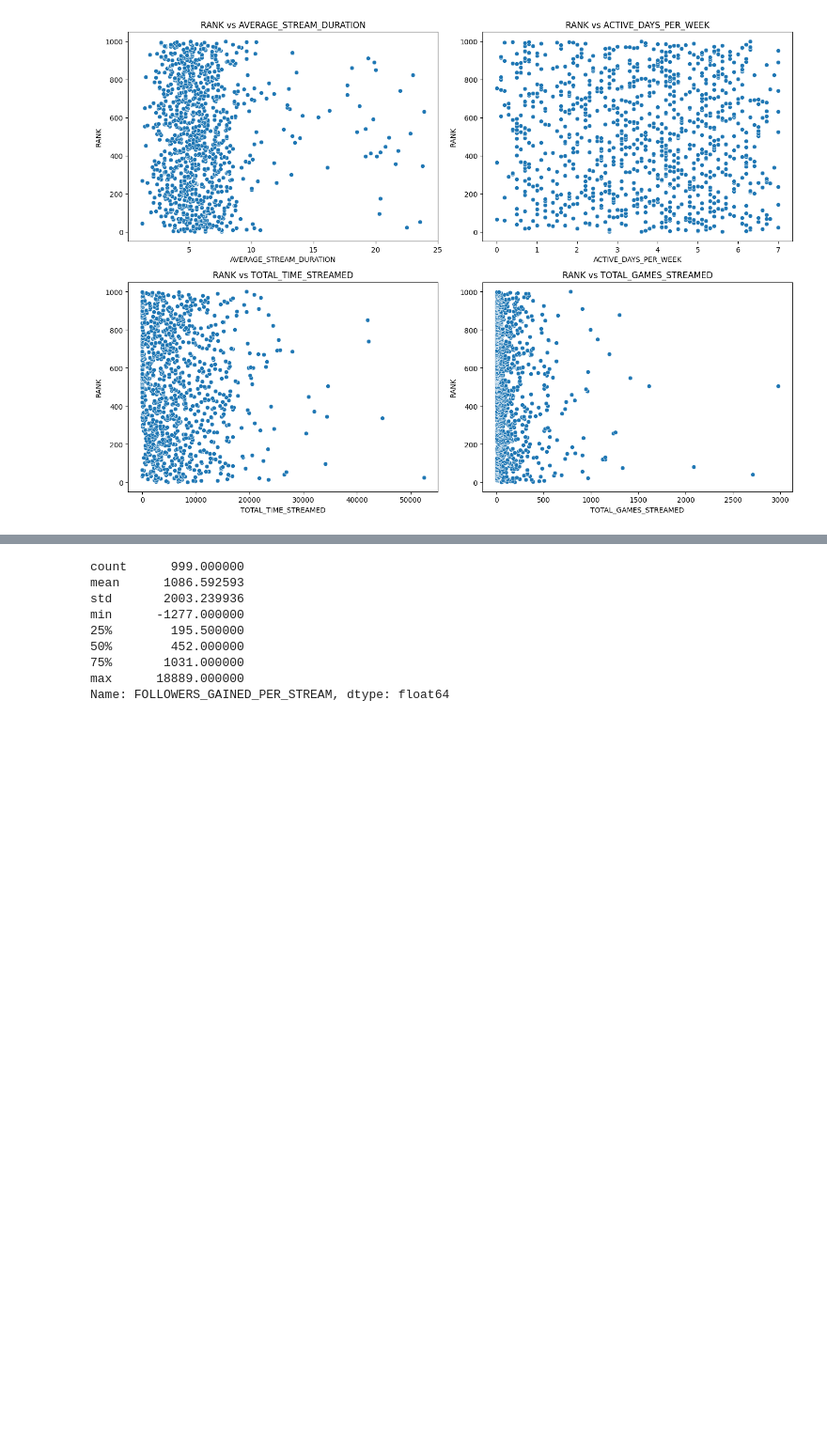
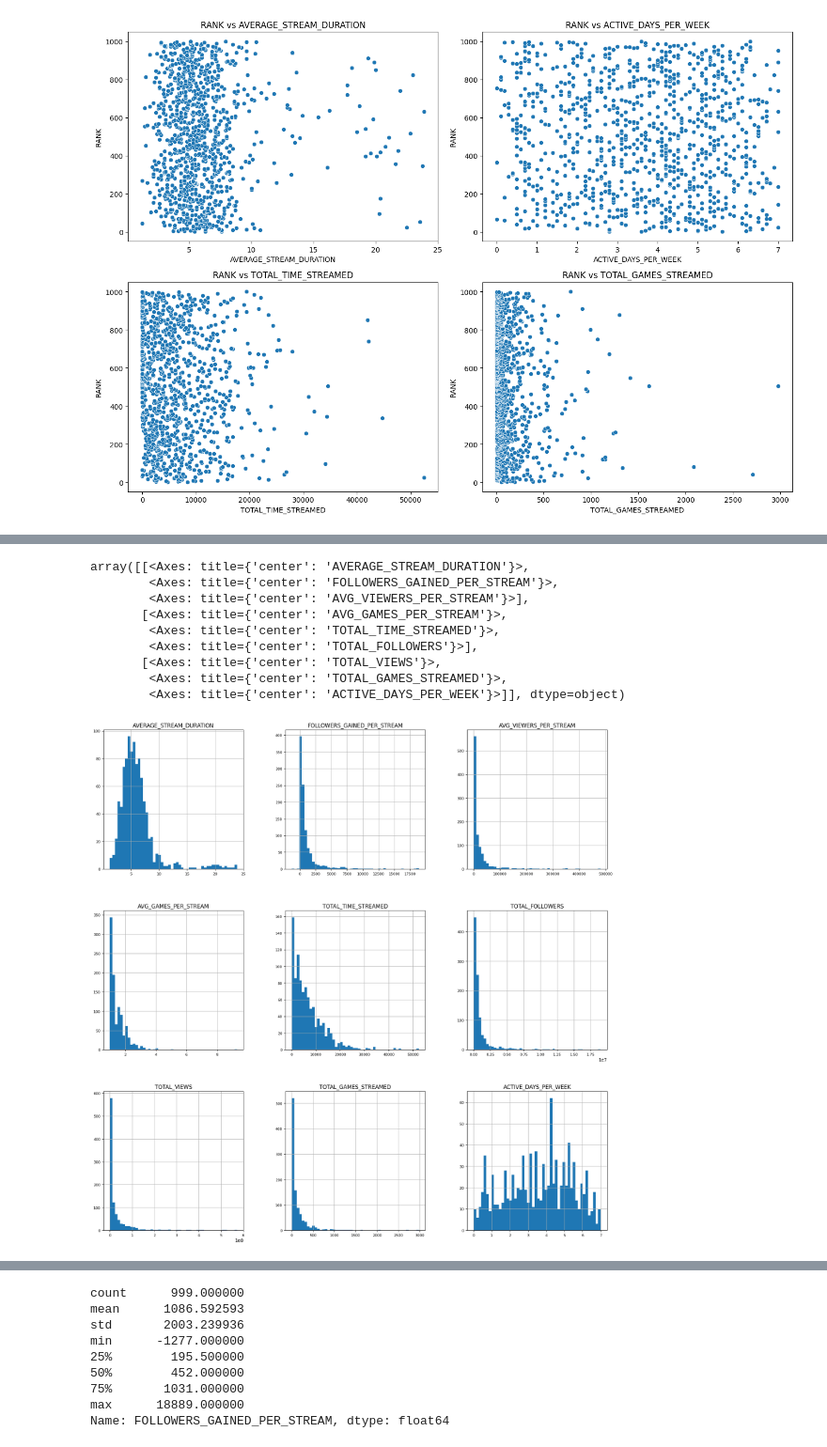
Before and after one commit to Mu5enna/Top1000TwitchStreamer_DataAnalysis, a Jupyter notebook: analysis.ipynb, the cells around one changed output, grey strips where cells are left out. Shown at 94% size. Drawn from its saved outputs; the diff is of its cells as text; code cells hidden in the pictures; blank space fills up the shorter version.

```diff
--- a/analysis.ipynb
+++ b/analysis.ipynb
@@ -630,3 +574,18 @@ df_num.describe().T
+# %%
+r_num = df_num.copy()
+#Histograms of all numerical columns except for the rank column
+r_num.drop('RANK', axis=1).hist(figsize=(20,20), bins=50, xlabelsize=8, ylabelsize=8)
+# %% [output]
+array([[<Axes: title={'center': 'AVERAGE_STREAM_DURATION'}>,
+        <Axes: title={'center': 'FOLLOWERS_GAINED_PER_STREAM'}>,
+        <Axes: title={'center': 'AVG_VIEWERS_PER_STREAM'}>],
+       [<Axes: title={'center': 'AVG_GAMES_PER_STREAM'}>,
+        <Axes: title={'center': 'TOTAL_TIME_STREAMED'}>,
+        <Axes: title={'center': 'TOTAL_FOLLOWERS'}>],
+       [<Axes: title={'center': 'TOTAL_VIEWS'}>,
+        <Axes: title={'center': 'TOTAL_GAMES_STREAMED'}>,
+        <Axes: title={'center': 'ACTIVE_DAYS_PER_WEEK'}>]], dtype=object)
+[figure, added]
 # %%
 df_num
 # %% [output]
```
Also changed, not shown: parts of 8 cells of this notebook.
